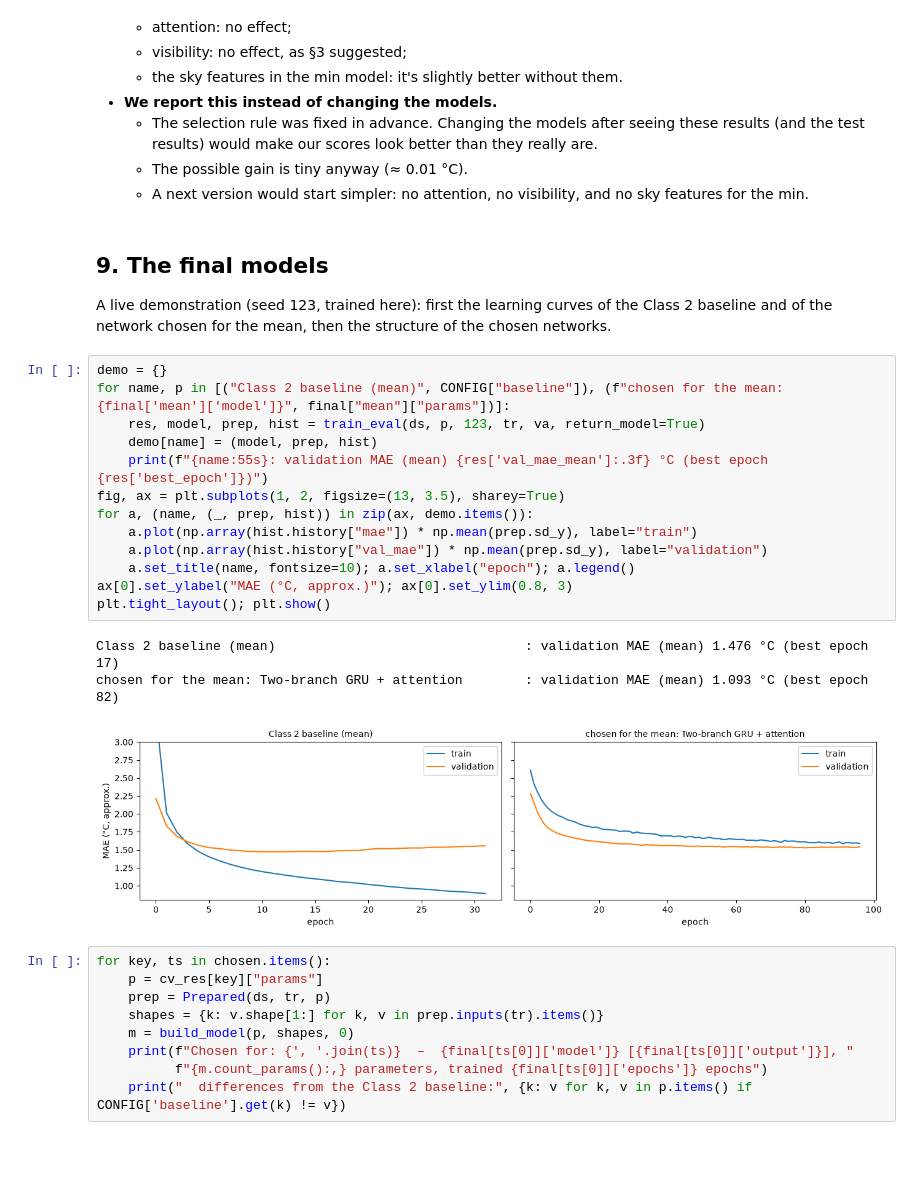
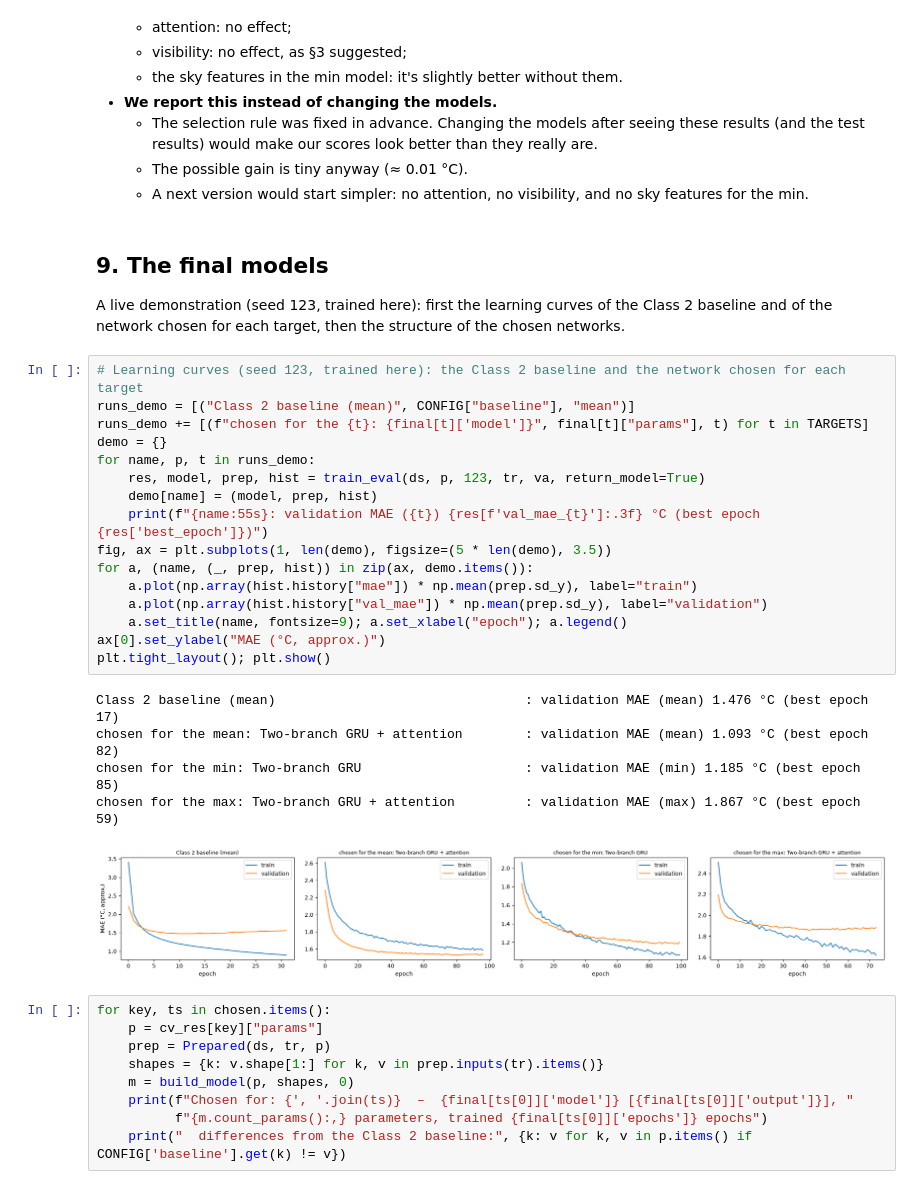
Before and after one commit to kacekk/weather_forecast_DL, a Jupyter notebook: weather_forecast.ipynb, the cells around one changed output. Cells and saved outputs as stored; diff of their text form; blank space fills up the shorter version.

```diff
--- a/weather_forecast.ipynb
+++ b/weather_forecast.ipynb
@@ -1414,24 +1418,29 @@ The exact *t* values are in the table above.
 # %% [markdown]
 ## 9. The final models
 
-A live demonstration (seed 123, trained here): first the learning curves of the Class 2 baseline and of the network chosen for the mean, then the structure of the chosen networks.
+A live demonstration (seed 123, trained here): first the learning curves of the Class 2 baseline and of the network chosen for each target, then the structure of the chosen networks.
 # %%
+# Learning curves (seed 123, trained here): the Class 2 baseline and the network chosen for each target
+runs_demo = [("Class 2 baseline (mean)", CONFIG["baseline"], "mean")]
+runs_demo += [(f"chosen for the {t}: {final[t]['model']}", final[t]["params"], t) for t in TARGETS]
 demo = {}
-for name, p in [("Class 2 baseline (mean)", CONFIG["baseline"]), (f"chosen for the mean: {final['mean']['model']}", final["mean"]["params"])]:
+for name, p, t in runs_demo:
     res, model, prep, hist = train_eval(ds, p, 123, tr, va, return_model=True)
     demo[name] = (model, prep, hist)
-    print(f"{name:55s}: validation MAE (mean) {res['val_mae_mean']:.3f} °C (best epoch {res['best_epoch']})")
-fig, ax = plt.subplots(1, 2, figsize=(13, 3.5), sharey=True)
+    print(f"{name:55s}: validation MAE ({t}) {res[f'val_mae_{t}']:.3f} °C (best epoch {res['best_epoch']})")
+fig, ax = plt.subplots(1, len(demo), figsize=(5 * len(demo), 3.5))
 for a, (name, (_, prep, hist)) in zip(ax, demo.items()):
     a.plot(np.array(hist.history["mae"]) * np.mean(prep.sd_y), label="train")
     a.plot(np.array(hist.history["val_mae"]) * np.mean(prep.sd_y), label="validation")
-    a.set_title(name, fontsize=10); a.set_xlabel("epoch"); a.legend()
-ax[0].set_ylabel("MAE (°C, approx.)"); ax[0].set_ylim(0.8, 3)
+    a.set_title(name, fontsize=9); a.set_xlabel("epoch"); a.legend()
+ax[0].set_ylabel("MAE (°C, approx.)")
 plt.tight_layout(); plt.show()
 # %% [output]
 Class 2 baseline (mean)                                : validation MAE (mean) 1.476 °C (best epoch 17)
 chosen for the mean: Two-branch GRU + attention        : validation MAE (mean) 1.093 °C (best epoch 82)
+chosen for the min: Two-branch GRU                     : validation MAE (min) 1.185 °C (best epoch 85)
+chosen for the max: Two-branch GRU + attention         : validation MAE (max) 1.867 °C (best epoch 59)
-[figure, old version]
+[figure, new version]
 # %%
 for key, ts in chosen.items():
     p = cv_res[key]["params"]
```
Also changed, not shown: parts of 10 cells of this notebook, 9 other files.
